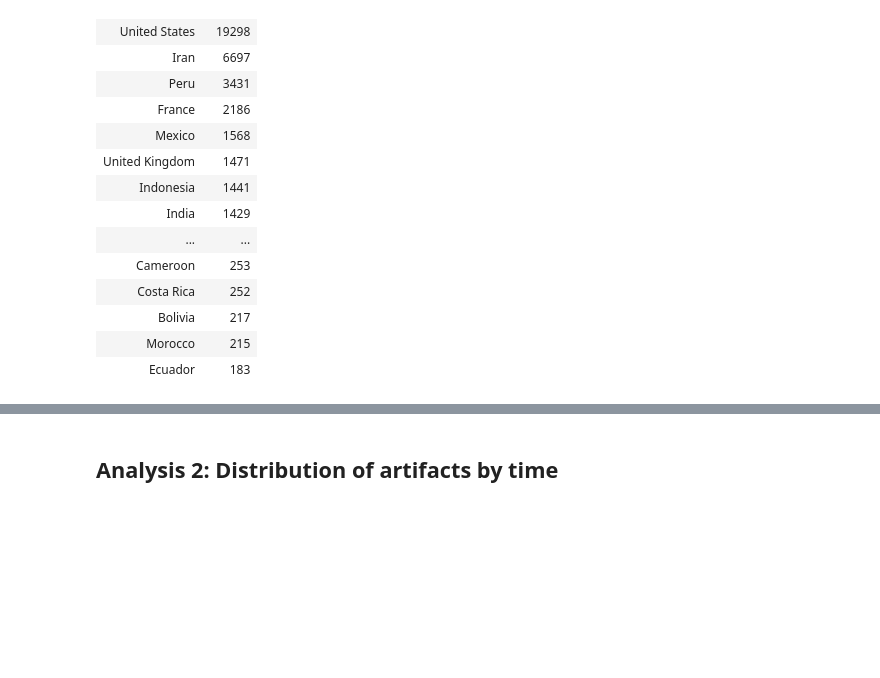
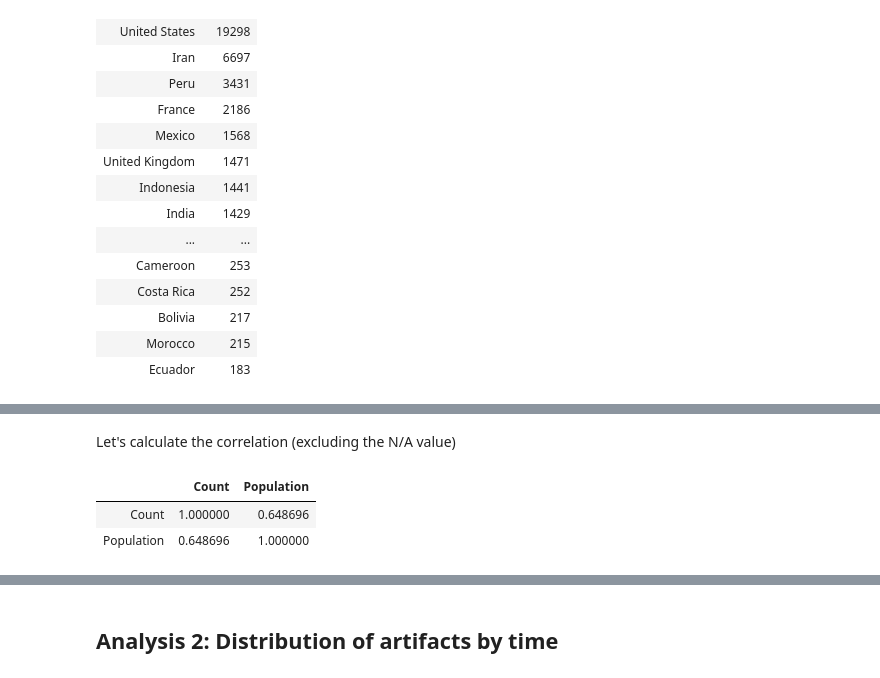
Before and after one commit to YingyingHan1994/final_project_2020Sp, a Jupyter notebook: IS590PRSP20_Final_Proejct.ipynb, the cells around one changed output, grey strips where cells are left out. Saved outputs shown, nothing was run; the diff lists cells and outputs as text; code cells hidden in the pictures; blank space fills up the shorter version.

```diff
--- a/IS590PRSP20_Final_Proejct.ipynb
+++ b/IS590PRSP20_Final_Proejct.ipynb
@@ -148,0 +121,9 @@ Name: 17, dtype: object
+# %% [markdown]
+Let's calculate the correlation (excluding the N/A value)
+# %%
+museum_population = museum_population[1:]
+museum_population[['Count','Population']].corr('spearman')
+# %% [output]
+|  | Count | Population |
+| Count | 1.000000 | 0.648696 |
+| Population | 0.648696 | 1.000000 |
```
Also changed, not shown: parts of 9 cells of this notebook, 1 other file.
